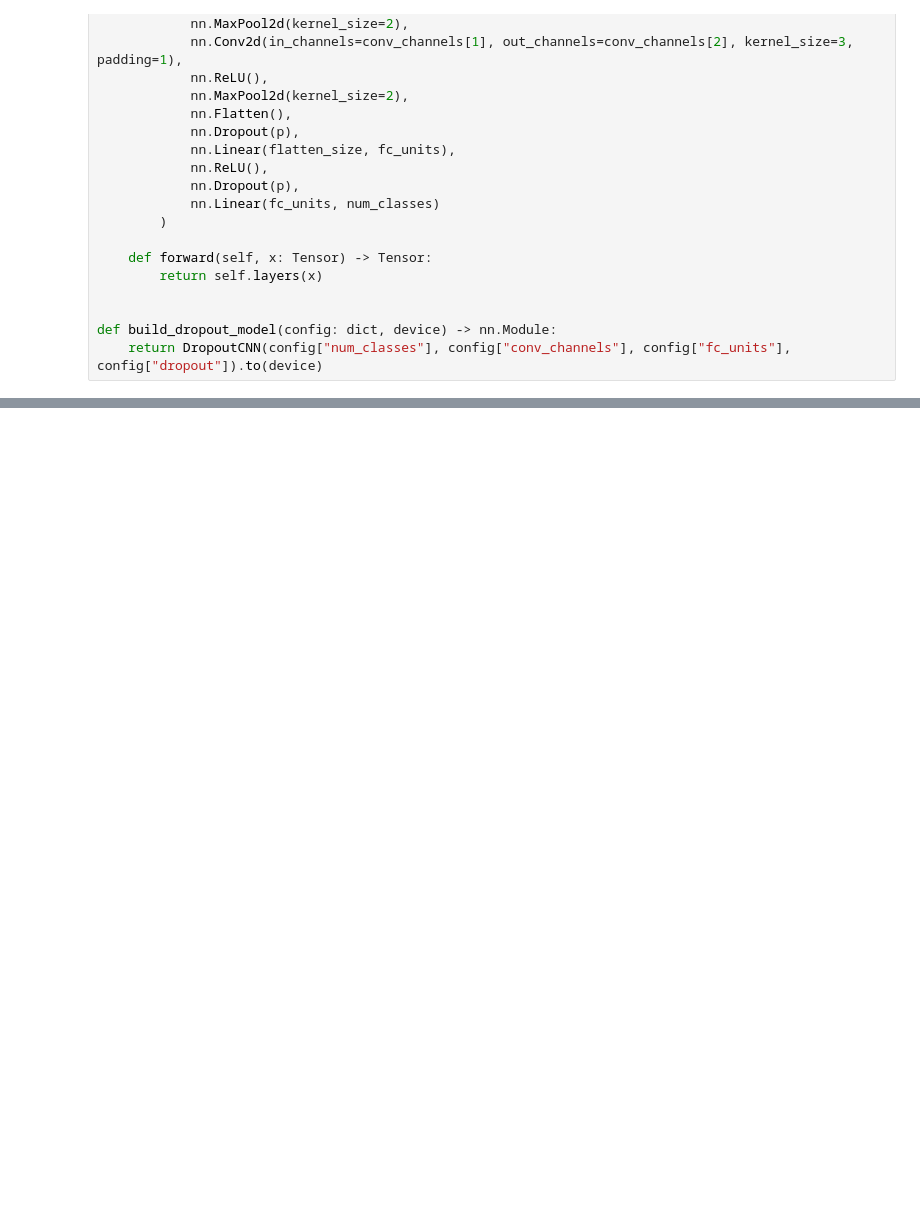
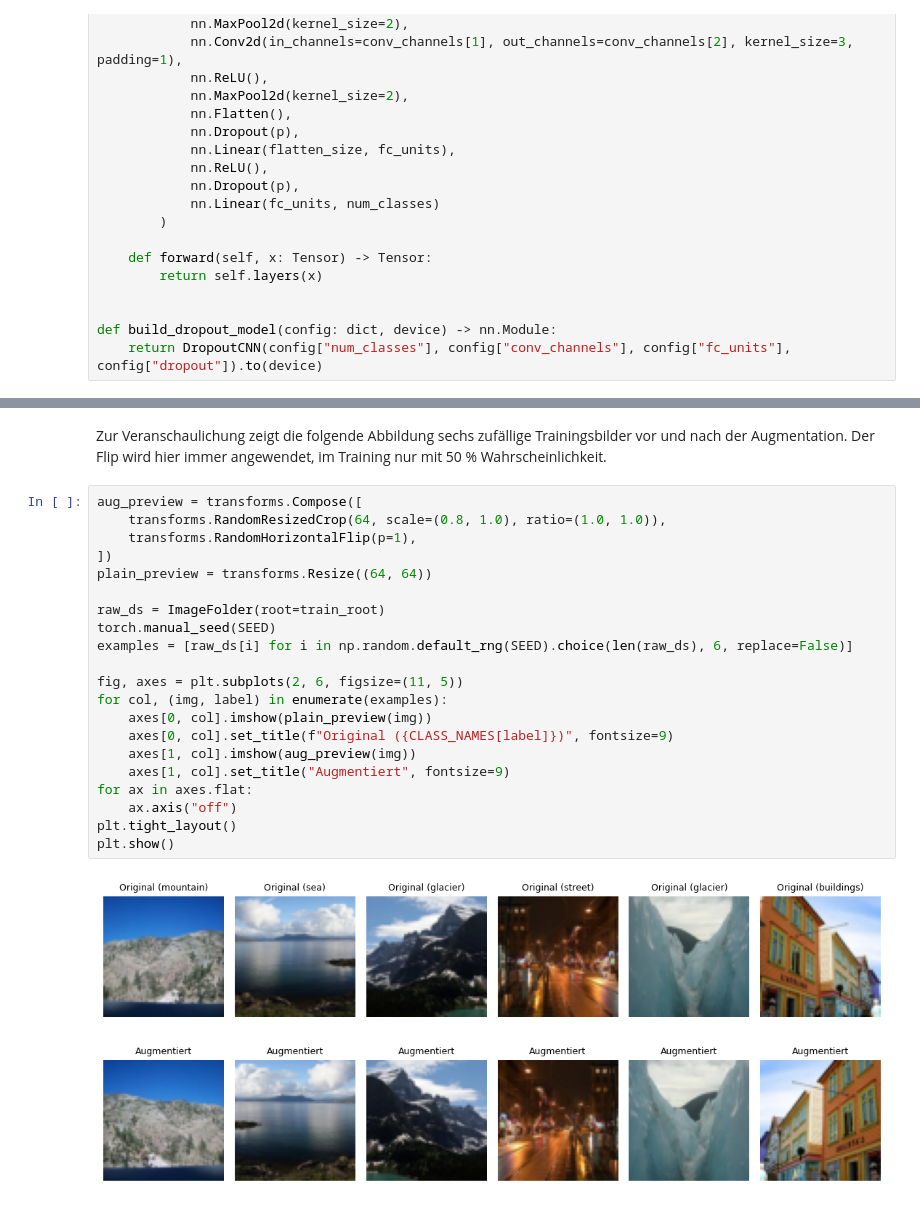
Before and after one commit to damiansze/DEL_FS26, a Jupyter notebook: DEL_MC.ipynb, the cells around one changed output, grey strips where cells are left out. Drawn from its saved outputs; the diff is of its cells as text; blank space fills up the shorter version.

```diff
--- a/DEL_MC.ipynb
+++ b/DEL_MC.ipynb
@@ -1771,2 +1849,27 @@ Mit ca. 11'200 Trainingsbildern sieht das Modell jedes Bild in 20 Epochen 20-mal
 
 **Referenz:** [TensorFlow Tutorial: Data augmentation](https://www.tensorflow.org/tutorials/images/data_augmentation)
+# %% [markdown]
+Zur Veranschaulichung zeigt die folgende Abbildung sechs zufällige Trainingsbilder vor und nach der Augmentation. Der Flip wird hier immer angewendet, im Training nur mit 50 % Wahrscheinlichkeit.
+# %%
+aug_preview = transforms.Compose([
+    transforms.RandomResizedCrop(64, scale=(0.8, 1.0), ratio=(1.0, 1.0)),
+    transforms.RandomHorizontalFlip(p=1),
+])
+plain_preview = transforms.Resize((64, 64))
+
+raw_ds = ImageFolder(root=train_root)
+torch.manual_seed(SEED)
+examples = [raw_ds[i] for i in np.random.default_rng(SEED).choice(len(raw_ds), 6, replace=False)]
+
+fig, axes = plt.subplots(2, 6, figsize=(11, 5))
+for col, (img, label) in enumerate(examples):
+    axes[0, col].imshow(plain_preview(img))
+    axes[0, col].set_title(f"Original ({CLASS_NAMES[label]})", fontsize=9)
+    axes[1, col].imshow(aug_preview(img))
+    axes[1, col].set_title("Augmentiert", fontsize=9)
+for ax in axes.flat:
+    ax.axis("off")
+plt.tight_layout()
+plt.show()
+# %% [output]
+[figure, added]
```
Also changed, not shown: parts of 36 cells of this notebook.
